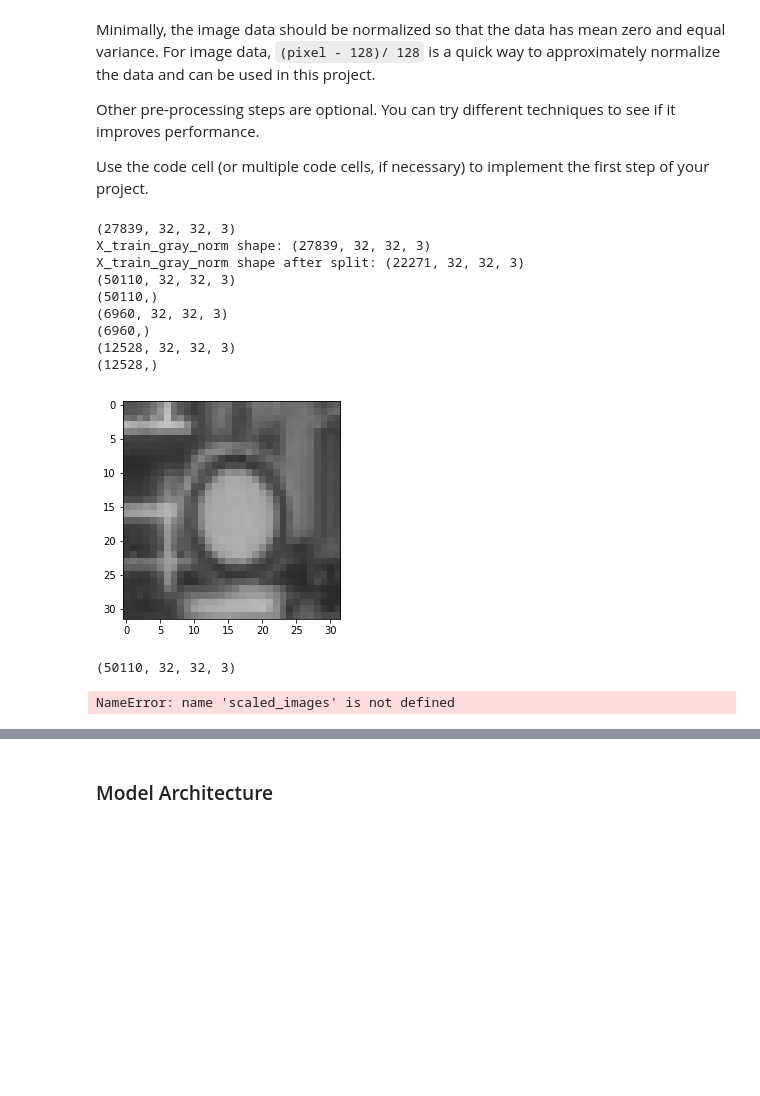
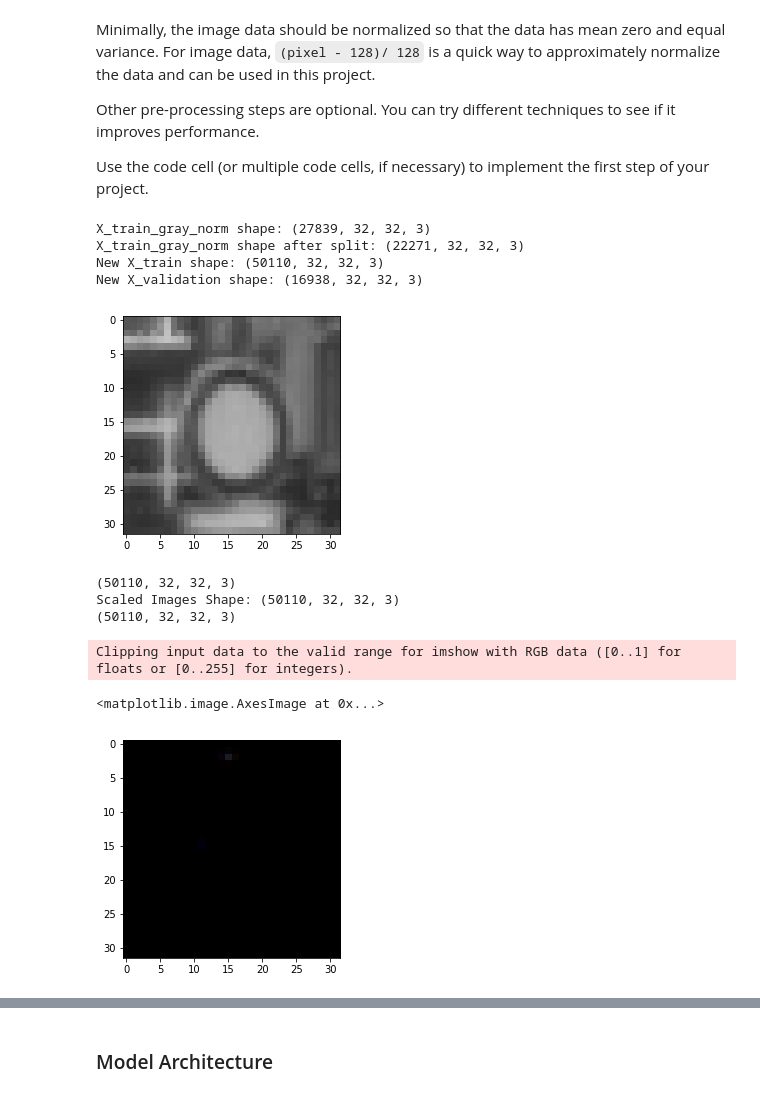
Before and after one commit to JJMats/traffic_sign_classifier, a Jupyter notebook: Traffic_Sign_Classifier.ipynb, the cells around one changed output, grey strips where cells are left out. Drawn from its saved outputs; the diff is of its cells as text; code cells hidden in the pictures; blank space fills up the shorter version.

```diff
--- a/Traffic_Sign_Classifier.ipynb
+++ b/Traffic_Sign_Classifier.ipynb
@@ -274,8 +269,8 @@ def augment_grayscale(image_data):
     return np.array(gray_images)
 
 X_train_gray = augment_grayscale(X_train)
-print(X_train_gray.shape)
 plt.imshow(X_train_gray[1])
+#plt.imsave('output_images/gray.png', X_train_gray[0], cmap='gray')
 
 # Normalize the grayscale images and append them to the X_train array to see if they
 # improve model performance
@@ -287,27 +282,29 @@ print('X_train_gray_norm shape:', X_train_gray_norm.shape)
 X_train_gray_norm, X_validation_gray_norm, y_train_gray, y_validation_gray = train_test_split(X_train_gray_norm, y_train, test_size=0.20, random_state=0)
 print('X_train_gray_norm shape after split:', X_train_gray_norm.shape)
 
+# Augment grayscaled, normalized images into X_train dataset
 X_train_augmented = np.concatenate((X_train_norm, X_train_gray_norm), axis=0)
 y_train_augmented = np.concatenate((y_train, y_train_gray), axis=0)
 
+# Augment grayscaled, normalized images into X_validation dataset
 X_validation_augmented = np.concatenate((X_validation_norm, X_validation_gray_norm), axis=0)
 y_validation_augmented = np.concatenate((y_validation, y_validation_gray), axis=0)
-print(X_train_augmented.shape)
-print(y_train_augmented.shape)
-print(X_validation_norm.shape)
-print(y_validation.shape)
-print(X_validation_augmented.shape)
-print(y_validation_augmented.shape)
+
+# Augment provided, normalized X_valid dataset into X_validation dataset
+X_validation_augmented = np.concatenate((X_validation_augmented, X_valid_norm), axis=0)
+y_validation_augmented = np.concatenate((y_validation_augmented, y_valid), axis=0)
+
+print("New X_train shape: {}".format(X_train_augmented.shape))
+#print("New y_train shape: {}".format(y_train_augmented.shape))
+#print("New X_validation shape: {}".format(X_validation_norm.shape))
+#print(y_validation.shape)
+print("New X_validation shape: {}".format(X_validation_augmented.shape))
+#print(y_validation_augmented.shape)
 # %% [output]
-(27839, 32, 32, 3)
 X_train_gray_norm shape: (27839, 32, 32, 3)
 X_train_gray_norm shape after split: (22271, 32, 32, 3)
-(50110, 32, 32, 3)
-(50110,)
-(6960, 32, 32, 3)
-(6960,)
-(12528, 32, 32, 3)
-(12528,)
+New X_train shape: (50110, 32, 32, 3)
+New X_validation shape: (16938, 32, 32, 3)
 [figure]
 # %%
 def augment_random_scaled_images(image_data):
@@ -330,13 +327,14 @@ def augment_random_scaled_images(image_data):
 
         scaled_images.append(dst)
 
-    return np.array(scaled_images)
+    scaled_images = np.array(scaled_images)
+
+    print("Scaled Images Shape: {}".format(scaled_images.shape))
+    return scaled_images
 
 print(X_train_augmented.shape)
 X_train_scaled_images = augment_random_scaled_images(X_train_augmented)
-print(scaled_images.shape)
-
-
+print(X_train_scaled_images.shape)
 
 #X_train_scaled_norm = normalize_images(X_train_scaled_images)
 #print('X_train_scaled_norm shape:', X_train_scaled_norm.shape)
@@ -364,7 +362,14 @@ print(scaled_images.shape)
 ###  by applying brightness features, warping, then scaling to the entire set.
 # %% [output]
 (50110, 32, 32, 3)
+Scaled Images Shape: (50110, 32, 32, 3)
+(50110, 32, 32, 3)
-NameError: name 'scaled_images' is not defined
+# %%
+plt.imshow(X_train_scaled_images[5])
+# %% [output]
+Clipping input data to the valid range for imshow with RGB data ([0..1] for floats or [0..255] for integers).
+<matplotlib.image.AxesImage at 0x...>
+[figure, added]
 # %%
 def augment_random_translated_images(image_data):
     rows,cols,_ = image_data[0].shape
```
Also changed, not shown: parts of 18 cells of this notebook, 6 other files.
